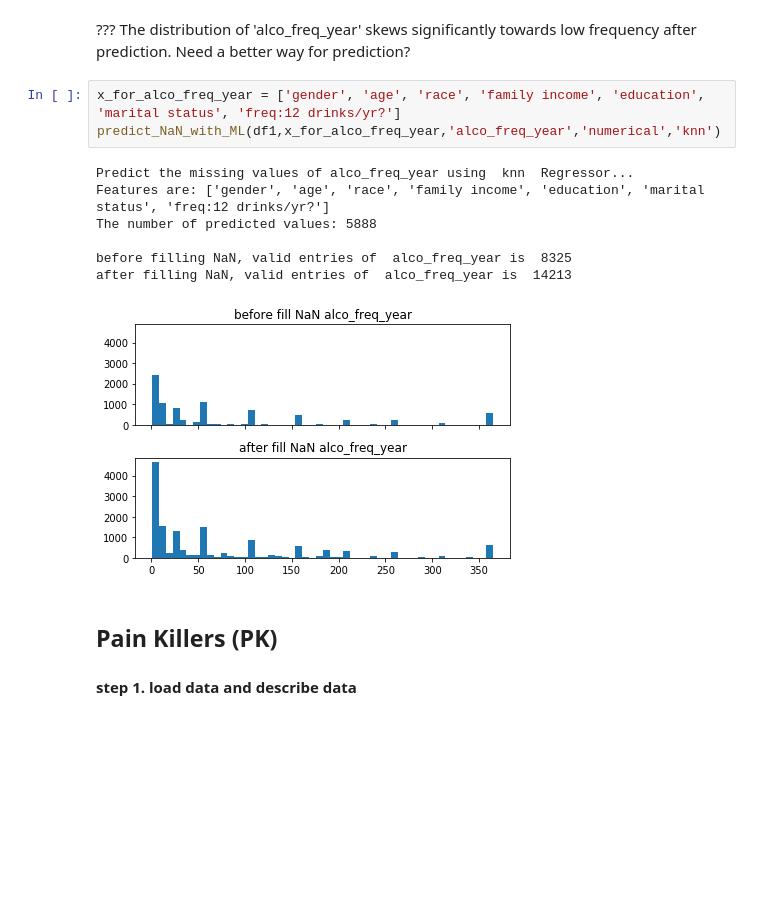
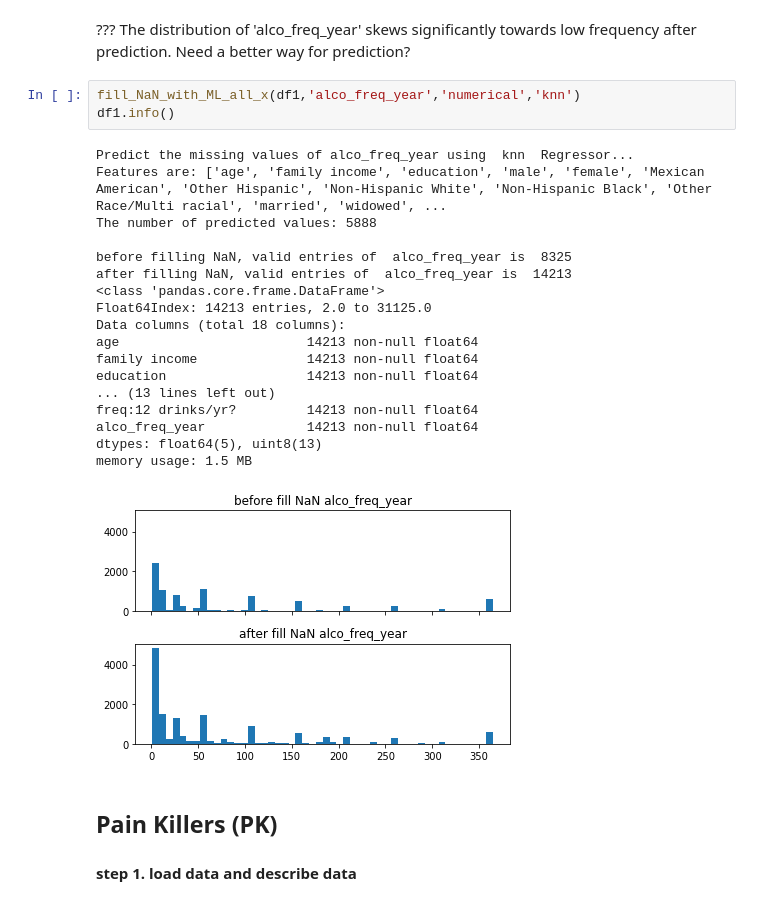
Before and after one commit to vivianfu1995/capstone, a Jupyter notebook: Feature_Engineering_part1_edit2.ipynb, the cells around one changed output. Cells and saved outputs as stored; diff of their text form; blank space fills up the shorter version.

```diff
--- a/Feature_Engineering_part1_edit1.ipynb
+++ b/Feature_Engineering_part1_edit2.ipynb
@@ -649,16 +740,27 @@ memory usage: 1.6 MB
 # %% [markdown]
 ??? The distribution of 'alco_freq_year' skews significantly towards low frequency after prediction. Need a better way for prediction?
-# %%
-x_for_alco_freq_year = ['gender', 'age', 'race', 'family income', 'education', 'marital status', 'freq:12 drinks/yr?']
-predict_NaN_with_ML(df1,x_for_alco_freq_year,'alco_freq_year','numerical','knn')
-# %% [output]
-Predict the missing values of alco_freq_year using  knn  Regressor...
-Features are: ['gender', 'age', 'race', 'family income', 'education', 'marital status', 'freq:12 drinks/yr?']
-The number of predicted values: 5888
-
-before filling NaN, valid entries of  alco_freq_year is  8325
-after filling NaN, valid entries of  alco_freq_year is  14213
-[figure, removed]
+# %%
+fill_NaN_with_ML_all_x(df1,'alco_freq_year','numerical','knn')
+df1.info()
+# %% [output]
+Predict the missing values of alco_freq_year using  knn  Regressor...
+Features are: ['age', 'family income', 'education', 'male', 'female', 'Mexican American', 'Other Hispanic', 'Non-Hispanic White', 'Non-Hispanic Black', 'Other Race/Multi racial', 'married', 'widowed', ...
+The number of predicted values: 5888
+
+before filling NaN, valid entries of  alco_freq_year is  8325
+after filling NaN, valid entries of  alco_freq_year is  14213
+<class 'pandas.core.frame.DataFrame'>
+Float64Index: 14213 entries, 2.0 to 31125.0
+Data columns (total 18 columns):
+age                        14213 non-null float64
+family income              14213 non-null float64
+education                  14213 non-null float64
+... (13 lines left out)
+freq:12 drinks/yr?         14213 non-null float64
+alco_freq_year             14213 non-null float64
+dtypes: float64(5), uint8(13)
+memory usage: 1.5 MB
+[figure, added]
 # %% [markdown]
 ## Pain Killers (PK)
 #### step 1. load data and describe data
```
Also changed, not shown: parts of 28 cells of this notebook.
